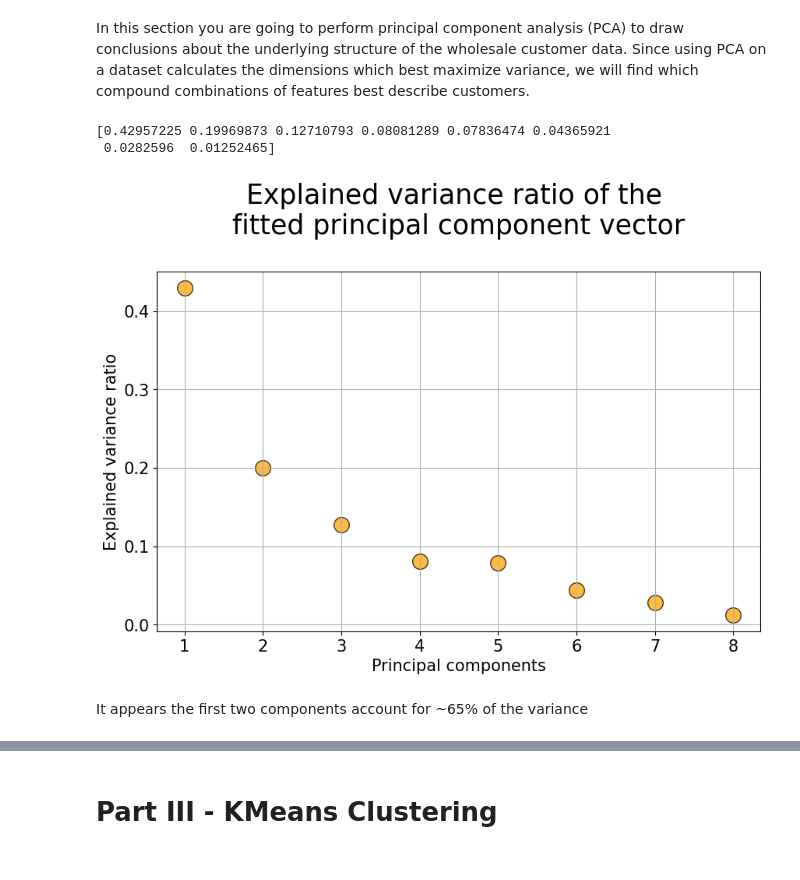
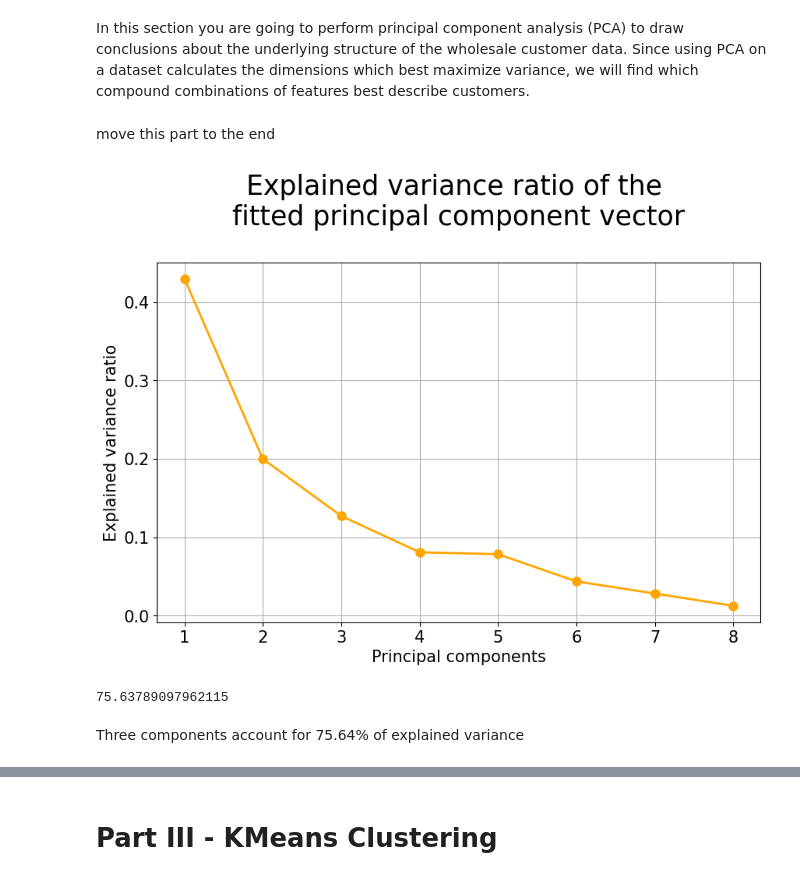
Before and after one commit to SBangarh/ml-project-unsupervised-learning, a Jupyter notebook: Unsupervised Learning - Project.ipynb, the cells around one changed output, grey strips where cells are left out. Cells and saved outputs as stored; diff of their text form; code cells hidden in the pictures.

```diff
--- a/Unsupervised Learning - Project.ipynb
+++ b/Unsupervised Learning - Project.ipynb
@@ -633,6 +631,8 @@ So I will be using the winsorized_df data for modelling as I found it to be the
 # Part II - PCA
 # %% [markdown]
 In this section you are going to perform principal component analysis (PCA) to draw conclusions about the underlying structure of the wholesale customer data. Since using PCA on a dataset calculates the dimensions which best maximize variance, we will find which compound combinations of features best describe customers.
+# %% [markdown]
+move this part to the end
 # %%
 from sklearn.pipeline import Pipeline
 from sklearn.preprocessing import StandardScaler
@@ -651,22 +651,26 @@ pca_pipline = Pipeline(my_steps)
 pca_pipline.fit(winsorized_df)
 transform_winsorized = pca_pipline.transform(winsorized_df)
 # %%
+#get explained_variance_ratio
 ratio = pca_pipline.named_steps['pca'].explained_variance_ratio_
-print(ratio)
+
+#plot explained variance
 plt.figure(figsize=(10,6))
-plt.scatter(x=[i+1 for i in range(len(ratio))],
-            y=ratio,
-           s=200, alpha=0.75,c='orange',edgecolor='k')
+plt.plot([i+1 for i in range(len(ratio))], ratio, '-o', color='orange', linewidth=2, markersize=8)
 plt.grid(True)
 plt.title("Explained variance ratio of the \nfitted principal component vector\n",fontsize=25)
 plt.xlabel("Principal components",fontsize=15)
 plt.xticks([i+1 for i in range(len(ratio))],fontsize=15)
 plt.yticks(fontsize=15)
 plt.ylabel("Explained variance ratio",fontsize=15)
 plt.show()
 # %% [output]
-[0.42957225 0.19969873 0.12710793 0.08081289 0.07836474 0.04365921
- 0.0282596  0.01252465]
-[figure, old version]
+[figure, new version]
+# %%
+#compute the sum of the explained variance for 3 components
+ratio_sum = ratio[:3].sum() * 100
+ratio_sum
+# %% [output]
+75.63789097962115
 # %% [markdown]
-It appears the first two components account for ~65% of the variance
+Three components account for 75.64% of explained variance
```
Also changed, not shown: parts of 15 cells of this notebook.
